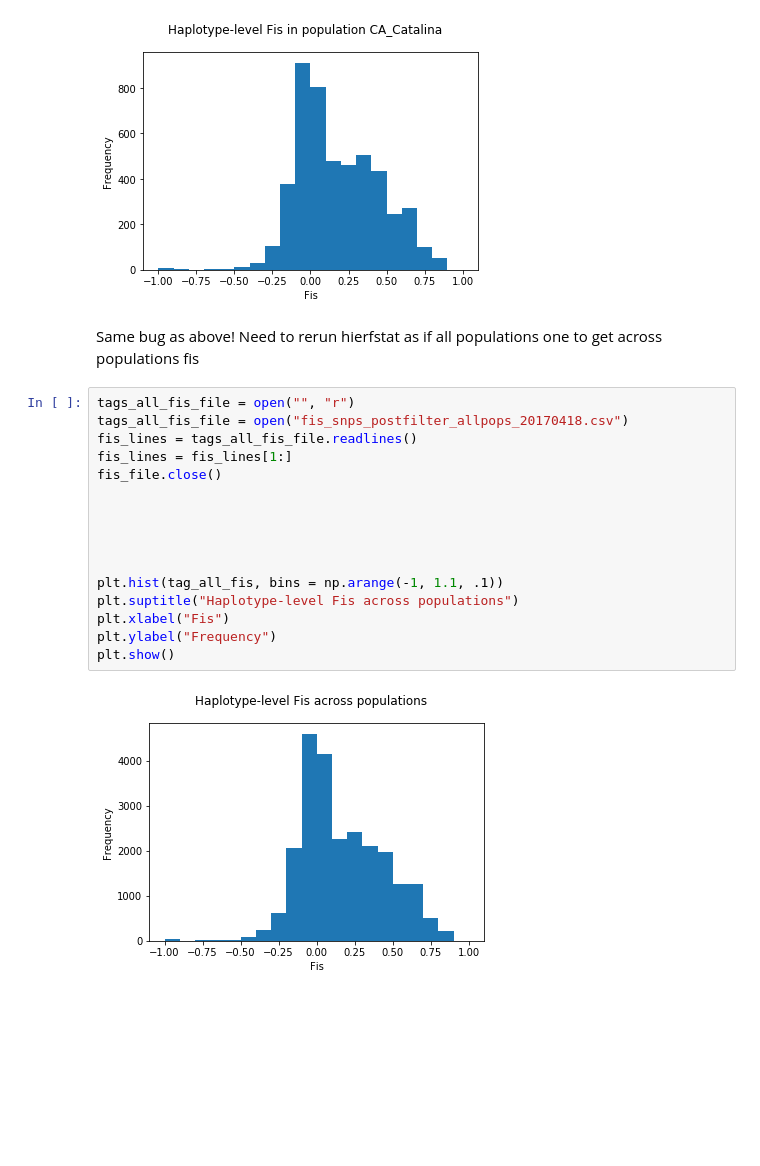
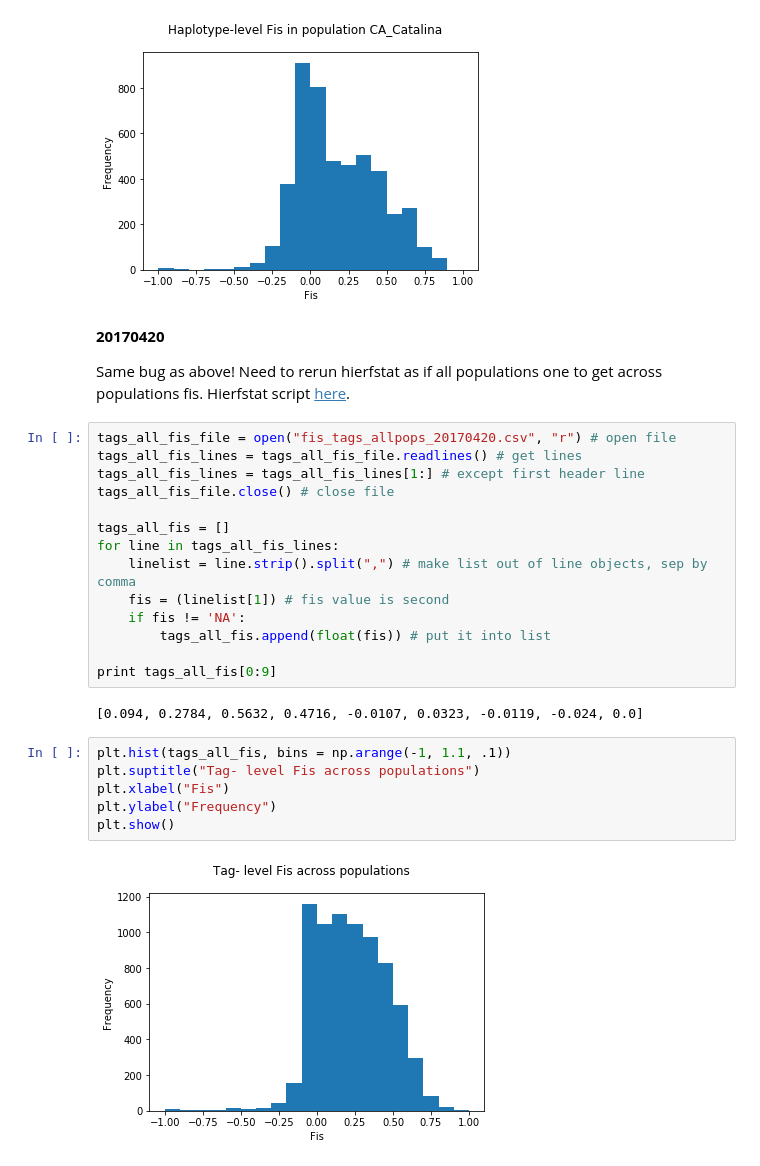
Before and after one commit to nclowell/RAD_scallops, a Jupyter notebook: CRAGIG_run1/Notebooks/data_processing/Fis_from_SNP_Genepop.ipynb, the cells around one changed output. Cells and saved outputs as stored; diff of their text form; blank space fills up the shorter version.

Commit message:
solved bug in Fis plots, saved new images to analyses folder, updated NB

```diff
--- a/CRAGIG_run1/Notebooks/data_processing/Fis_from_SNP_Genepop.ipynb
+++ b/CRAGIG_run1/Notebooks/data_processing/Fis_from_SNP_Genepop.ipynb
@@ -162,22 +164,30 @@ for i in range(0,len(header_pops)):
 [figure]
 [figure]
 # %% [markdown]
-Same  bug as above! Need to rerun hierfstat as if all populations one to get across populations fis
+**20170420**
+
+Same bug as above! Need to rerun hierfstat as if all populations one to get across populations fis. Hierfstat script [here](https://github.com/nclowell/RAD_Scallops/blob/master/CRAGIG_run1/Scripts/Fis/HIERFSTAT_tags_cragigrun1_ONEPOP_20170420.R).
+# %%
+tags_all_fis_file = open("fis_tags_allpops_20170420.csv", "r") # open file
+tags_all_fis_lines = tags_all_fis_file.readlines() # get lines
+tags_all_fis_lines = tags_all_fis_lines[1:] # except first header line
+tags_all_fis_file.close() # close file
+
+tags_all_fis = []
+for line in tags_all_fis_lines:
+    linelist = line.strip().split(",") # make list out of line objects, sep by comma
+    fis = (linelist[1]) # fis value is second
+    if fis != 'NA':
+        tags_all_fis.append(float(fis)) # put it into list
+
+print tags_all_fis[0:9]
+# %% [output]
+[0.094, 0.2784, 0.5632, 0.4716, -0.0107, 0.0323, -0.0119, -0.024, 0.0]
 # %%
-tags_all_fis_file = open("", "r")
-tags_all_fis_file = open("fis_snps_postfilter_allpops_20170418.csv")
-fis_lines = tags_all_fis_file.readlines()
-fis_lines = fis_lines[1:]
-fis_file.close()
-
-
-
-
-
-plt.hist(tag_all_fis, bins = np.arange(-1, 1.1, .1))
-plt.suptitle("Haplotype-level Fis across populations")
+plt.hist(tags_all_fis, bins = np.arange(-1, 1.1, .1))
+plt.suptitle("Tag- level Fis across populations")
 plt.xlabel("Fis")
 plt.ylabel("Frequency")
 plt.show()
 # %% [output]
-[figure, old version]
+[figure, new version]
```
Also changed, not shown: parts of 2 cells of this notebook, 2 other files.
